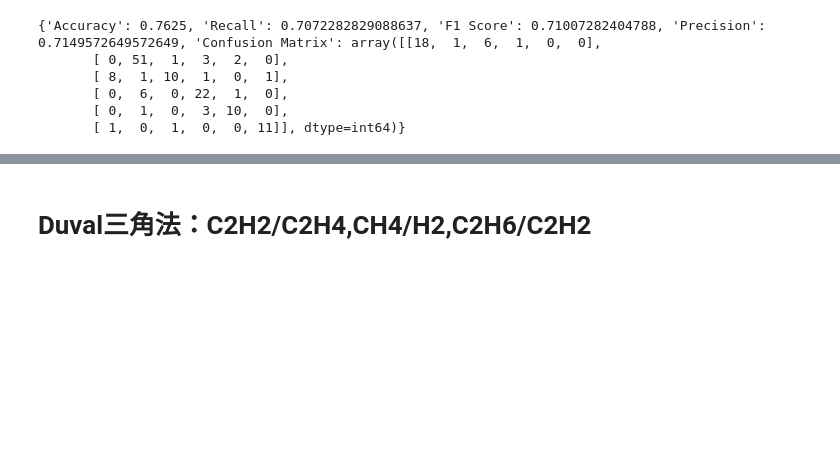
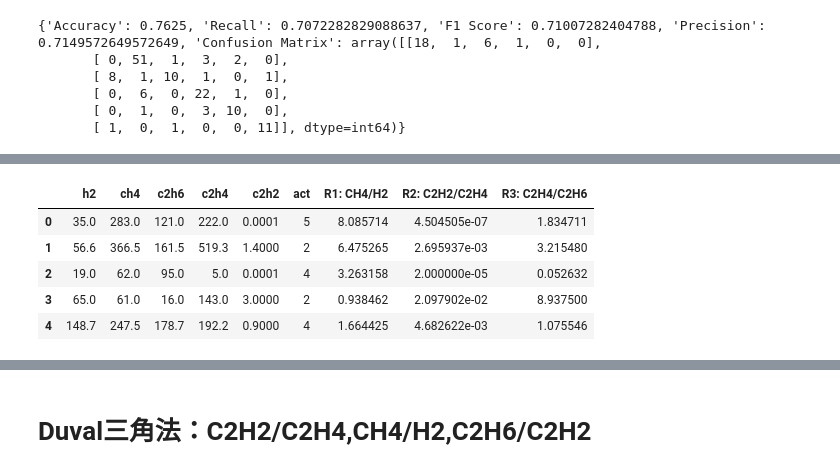
Before and after one commit to Sihan0229/DGA, a Jupyter notebook: Dissolved-Gas-Analysis/DGA_classifer.ipynb, the cells around one changed output, grey strips where cells are left out. Saved outputs shown, nothing was run; the diff lists cells and outputs as text; code cells hidden in the pictures; blank space fills up the shorter version.

```diff
--- a/Dissolved-Gas-Analysis/DGA_classifer.ipynb
+++ b/Dissolved-Gas-Analysis/DGA_classifer.ipynb
@@ -642,0 +709,9 @@ print(results)
+# %%
+roger_train_data.head()
+# %% [output]
+|  | h2 | ch4 | c2h6 | c2h4 | c2h2 | act | R1: CH4/H2 | R2: C2H2/C2H4 | R3: C2H4/C2H6 |
+| 0 | 35.0 | 283.0 | 121.0 | 222.0 | 0.0001 | 5 | 8.085714 | 4.504505e-07 | 1.834711 |
+| 1 | 56.6 | 366.5 | 161.5 | 519.3 | 1.4000 | 2 | 6.475265 | 2.695937e-03 | 3.215480 |
+| 2 | 19.0 | 62.0 | 95.0 | 5.0 | 0.0001 | 4 | 3.263158 | 2.000000e-05 | 0.052632 |
+| 3 | 65.0 | 61.0 | 16.0 | 143.0 | 3.0000 | 2 | 0.938462 | 2.097902e-02 | 8.937500 |
+| 4 | 148.7 | 247.5 | 178.7 | 192.2 | 0.9000 | 4 | 1.664425 | 4.682622e-03 | 1.075546 |
```
Also changed, not shown: parts of 12 cells of this notebook, 43 other files.
